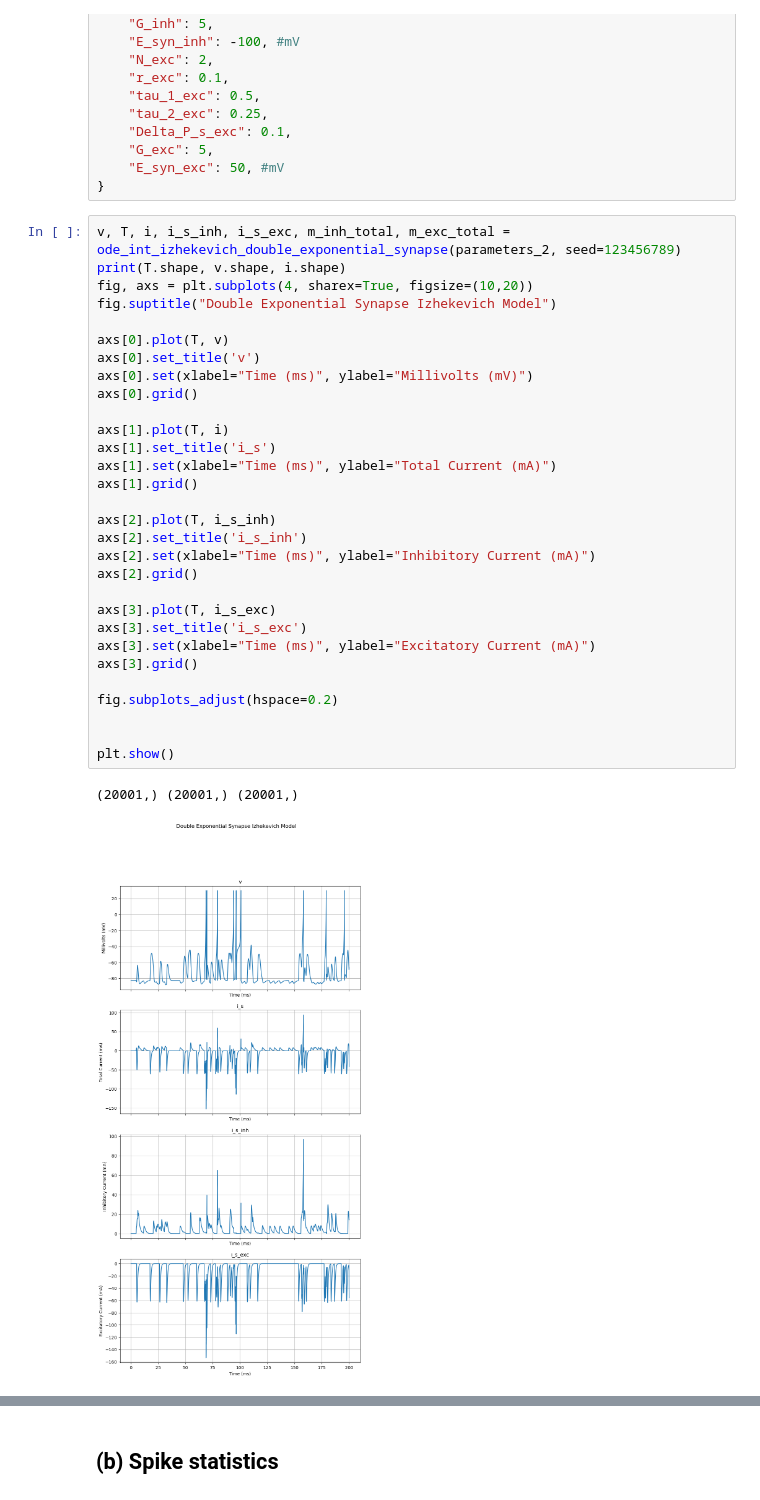
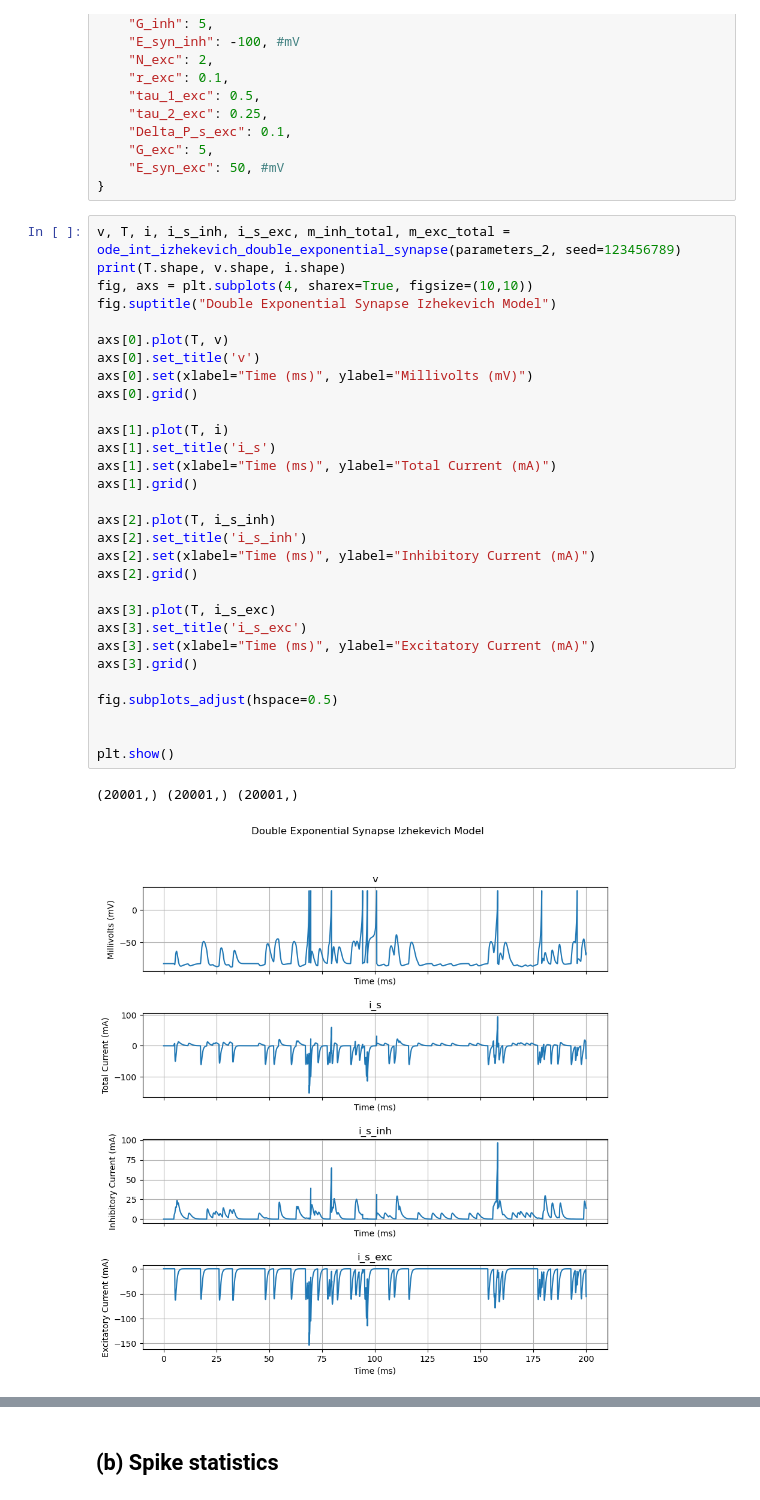
Before and after one commit to MatthewChen37/MATH8803-HW, a Jupyter notebook: HW2/HW2.ipynb, the cells around one changed output, grey strips where cells are left out. Cells and saved outputs as stored; diff of their text form.

```diff
--- a/HW2/HW2.ipynb
+++ b/HW2/HW2.ipynb
@@ -184,34 +184,34 @@ parameters_2 = {
 # %%
 v, T, i, i_s_inh, i_s_exc, m_inh_total, m_exc_total = ode_int_izhekevich_double_exponential_synapse(parameters_2, seed=123456789)
 print(T.shape, v.shape, i.shape)
-fig, axs = plt.subplots(4, sharex=True, figsize=(10,20))
+fig, axs = plt.subplots(4, sharex=True, figsize=(10,10))
 fig.suptitle("Double Exponential Synapse Izhekevich Model")
 
 axs[0].plot(T, v)
 axs[0].set_title('v')
 axs[0].set(xlabel="Time (ms)", ylabel="Millivolts (mV)")
 axs[0].grid()
 
 axs[1].plot(T, i)
 axs[1].set_title('i_s')
 axs[1].set(xlabel="Time (ms)", ylabel="Total Current (mA)")
 axs[1].grid()
 
 axs[2].plot(T, i_s_inh)
 axs[2].set_title('i_s_inh')
 axs[2].set(xlabel="Time (ms)", ylabel="Inhibitory Current (mA)")
 axs[2].grid()
 
 axs[3].plot(T, i_s_exc)
 axs[3].set_title('i_s_exc')
 axs[3].set(xlabel="Time (ms)", ylabel="Excitatory Current (mA)")
 axs[3].grid()
 
-fig.subplots_adjust(hspace=0.2)
+fig.subplots_adjust(hspace=0.5)
 
 
 plt.show()
 # %% [output]
 (20001,) (20001,) (20001,)
-[figure, old version]
+[figure, new version]
 # %% [markdown]
```
Also changed, not shown: parts of 7 cells of this notebook.
